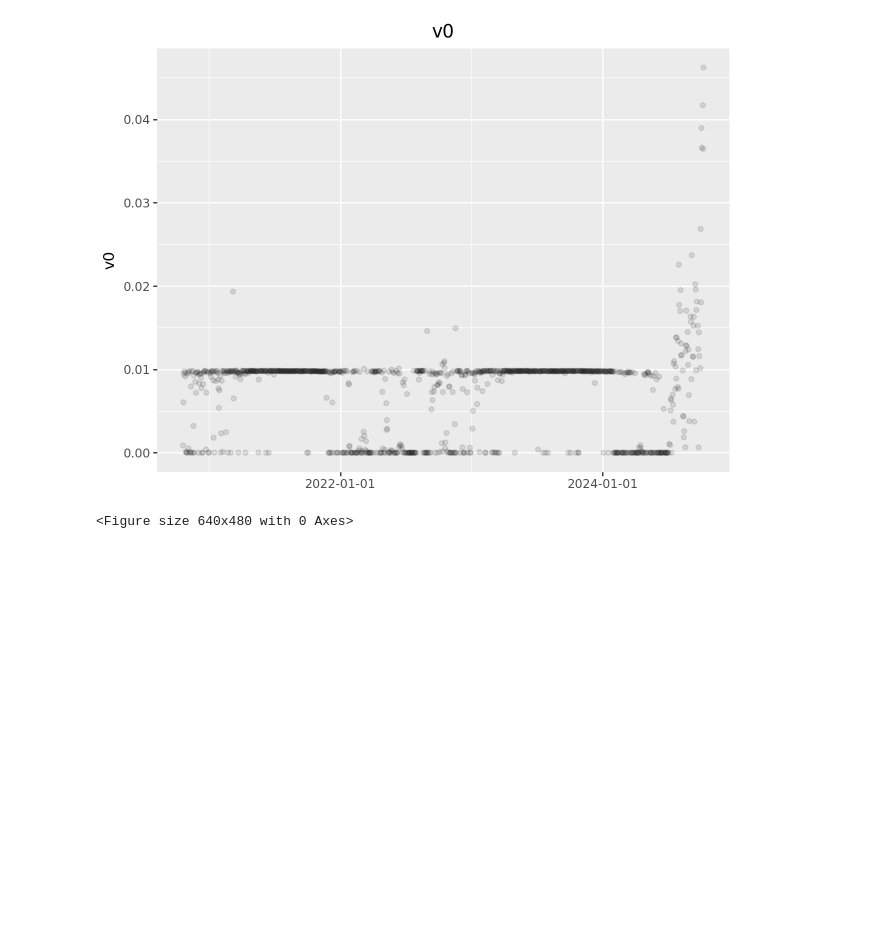
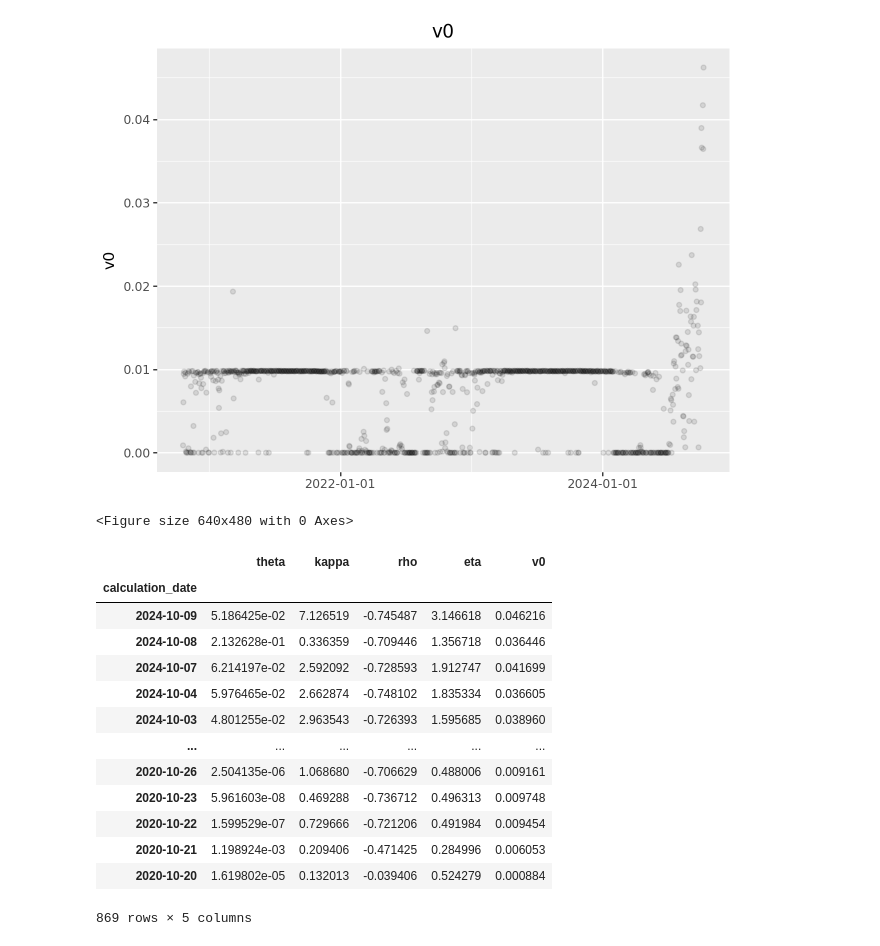
Before and after one commit to boomelage/machine-learning-option-pricing, a Jupyter notebook: historical_data/historical_av_collection/historical_av_calibration.ipynb, the cells around one changed output. Drawn from its saved outputs; the diff is of its cells as text; code cells hidden in the pictures; blank space fills up the shorter version.

```diff
--- a/historical_data/historical_av_collection/historical_av_calibration.ipynb
+++ b/historical_data/historical_av_collection/historical_av_calibration.ipynb
@@ -497,3 +490,20 @@ for col in historical_heston_parameters:
 [figure]
 [figure]
 <Figure size 640x480 with 0 Axes>
+# %%
+historical_heston_parameters[historical_heston_parameters['rho']<0]
+# %% [output]
+|  | theta | kappa | rho | eta | v0 |
+| calculation_date |  |  |  |  |  |
+| 2024-10-09 | 5.186425e-02 | 7.126519 | -0.745487 | 3.146618 | 0.046216 |
+| 2024-10-08 | 2.132628e-01 | 0.336359 | -0.709446 | 1.356718 | 0.036446 |
+| 2024-10-07 | 6.214197e-02 | 2.592092 | -0.728593 | 1.912747 | 0.041699 |
+| 2024-10-04 | 5.976465e-02 | 2.662874 | -0.748102 | 1.835334 | 0.036605 |
+| 2024-10-03 | 4.801255e-02 | 2.963543 | -0.726393 | 1.595685 | 0.038960 |
+| ... | ... | ... | ... | ... | ... |
+| 2020-10-26 | 2.504135e-06 | 1.068680 | -0.706629 | 0.488006 | 0.009161 |
+| 2020-10-23 | 5.961603e-08 | 0.469288 | -0.736712 | 0.496313 | 0.009748 |
+| 2020-10-22 | 1.599529e-07 | 0.729666 | -0.721206 | 0.491984 | 0.009454 |
+| 2020-10-21 | 1.198924e-03 | 0.209406 | -0.471425 | 0.284996 | 0.006053 |
+| 2020-10-20 | 1.619802e-05 | 0.132013 | -0.039406 | 0.524279 | 0.000884 |
+869 rows × 5 columns
```
Also changed, not shown: parts of 3 cells of this notebook, 6 other files.
